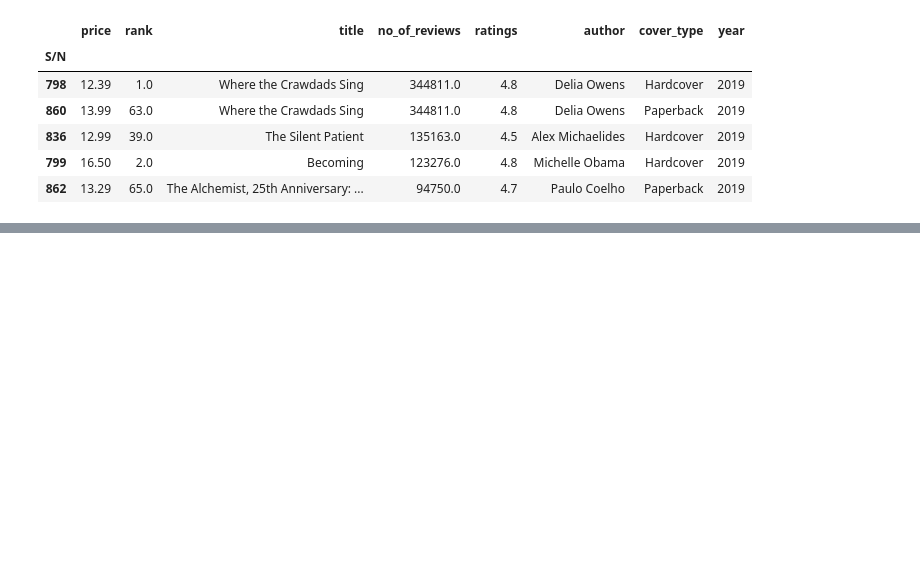
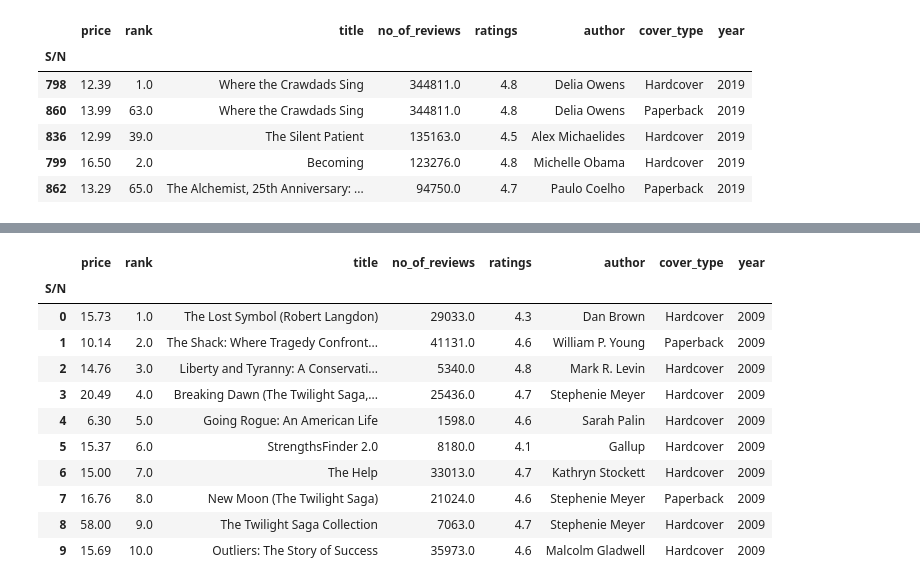
Before and after one commit to Gbekoilias/Stage-E-Exercise, a Jupyter notebook: Uncovering_Insights_Amazon.ipynb, the cells around one changed output, grey strips where cells are left out. Saved outputs shown, nothing was run; the diff lists cells and outputs as text; code cells hidden in the pictures; blank space fills up the shorter version.

```diff
--- a/Uncovering_Insights_Amazon.ipynb
+++ b/Uncovering_Insights_Amazon.ipynb
@@ -342,0 +339,15 @@ df_sorted.head()
+# %%
+df.head(10)
+# %% [output]
+|  | price | rank | title | no_of_reviews | ratings | author | cover_type | year |
+| S/N |  |  |  |  |  |  |  |  |
+| 0 | 15.73 | 1.0 | The Lost Symbol (Robert Langdon) | 29033.0 | 4.3 | Dan Brown | Hardcover | 2009 |
+| 1 | 10.14 | 2.0 | The Shack: Where Tragedy Confront... | 41131.0 | 4.6 | William P. Young | Paperback | 2009 |
+| 2 | 14.76 | 3.0 | Liberty and Tyranny: A Conservati... | 5340.0 | 4.8 | Mark R. Levin | Hardcover | 2009 |
+| 3 | 20.49 | 4.0 | Breaking Dawn (The Twilight Saga,... | 25436.0 | 4.7 | Stephenie Meyer | Hardcover | 2009 |
+| 4 | 6.30 | 5.0 | Going Rogue: An American Life | 1598.0 | 4.6 | Sarah Palin | Hardcover | 2009 |
+| 5 | 15.37 | 6.0 | StrengthsFinder 2.0 | 8180.0 | 4.1 | Gallup | Hardcover | 2009 |
+| 6 | 15.00 | 7.0 | The Help | 33013.0 | 4.7 | Kathryn Stockett | Hardcover | 2009 |
+| 7 | 16.76 | 8.0 | New Moon (The Twilight Saga) | 21024.0 | 4.6 | Stephenie Meyer | Paperback | 2009 |
+| 8 | 58.00 | 9.0 | The Twilight Saga Collection | 7063.0 | 4.7 | Stephenie Meyer | Hardcover | 2009 |
+| 9 | 15.69 | 10.0 | Outliers: The Story of Success | 35973.0 | 4.6 | Malcolm Gladwell | Hardcover | 2009 |
```
Also changed, not shown: parts of 9 cells of this notebook.
